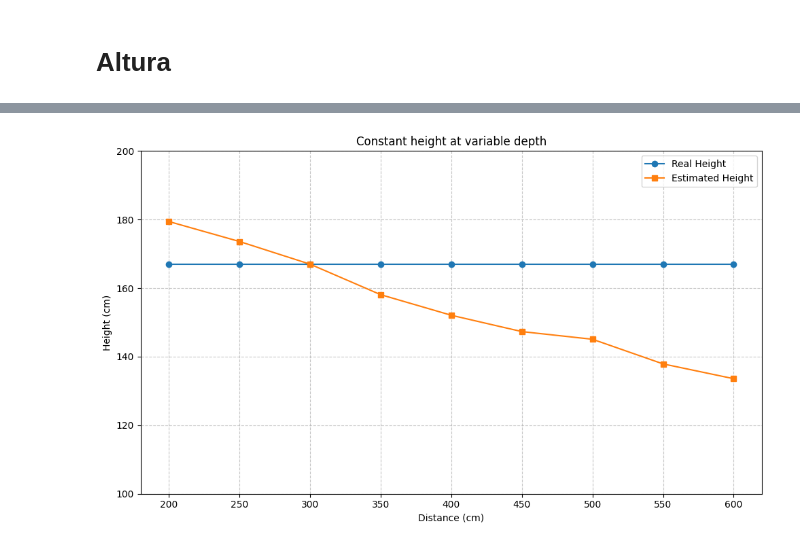
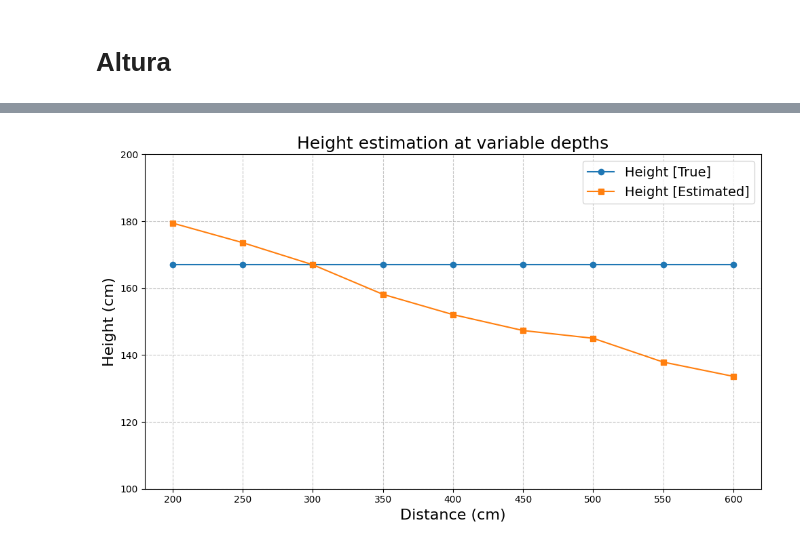
Before and after one commit to stevenaraujo98/integracion_pcl, a Jupyter notebook: get_res.ipynb, the cells around one changed output, grey strips where cells are left out. Cells and saved outputs as stored; diff of their text form; code cells hidden in the pictures.

```diff
--- a/get_res.ipynb
+++ b/get_res.ipynb
@@ -727,14 +729,17 @@ for key in val_orientacion["200"].keys():
     if val_orientacion_cabeza["200"][key]:
         angulo_tronco = val_orientacion_cabeza["200"][key][0]["angulo_tronco"]
         angulo_head = val_orientacion_cabeza["200"][key][0]["angulo_head"]
+        angulo_new_head = val_orientacion_cabeza["200"][key][0]["angulo_new_head"]
     else:
         angulo_tronco = 0
         angulo_head = 0
+        angulo_new_head = 0
 
     data.append({
         "angulo": key,
         "angulo_tronco": angulo_tronco,
-        "angulo_head": angulo_head
+        "angulo_head": angulo_head,
+        "angulo_new_head": angulo_new_head
     })
 
 df_orientaciones_cabeza_200 = pd.DataFrame(data)
@@ -746,14 +751,17 @@ for key in val_orientacion["300"].keys():
     if val_orientacion_cabeza["300"][key]:
         angulo_tronco = val_orientacion_cabeza["300"][key][0]["angulo_tronco"]
         angulo_head = val_orientacion_cabeza["300"][key][0]["angulo_head"]
+        angulo_new_head = val_orientacion_cabeza["300"][key][0]["angulo_new_head"]
     else:
         angulo_tronco = 0
         angulo_head = 0
+        angulo_new_head = 0
 
     data.append({
         "angulo": key,
         "angulo_tronco": angulo_tronco,
-        "angulo_head": angulo_head
+        "angulo_head": angulo_head,
+        "angulo_new_head": angulo_new_head
     })
 
 df_orientaciones_cabeza_300 = pd.DataFrame(data)
@@ -765,14 +773,17 @@ for key in val_orientacion["400"].keys():
     if val_orientacion_cabeza["400"][key]:
         angulo_tronco = val_orientacion_cabeza["400"][key][0]["angulo_tronco"]
         angulo_head = val_orientacion_cabeza["400"][key][0]["angulo_head"]
+        angulo_new_head = val_orientacion_cabeza["400"][key][0]["angulo_new_head"]
     else:
         angulo_tronco = 0
         angulo_head = 0
+        angulo_new_head = 0
 
     data.append({
         "angulo": key,
         "angulo_tronco": angulo_tronco,
-        "angulo_head": angulo_head
+        "angulo_head": angulo_head,
+        "angulo_new_head": angulo_new_head
     })
 
 df_orientaciones_cabeza_400 = pd.DataFrame(data)
@@ -1014,28 +1032,29 @@ df_val_height
 # %%
 
 # Crear la figura y los ejes
 fig, ax = plt.subplots(figsize=(10, 6))
 
 # Graficar ambas líneas
-ax.plot(df_val_height.distancia, df_val_height["altura_real"].astype(int), label='Real Height', marker='o')
-ax.plot(df_val_height.distancia, df_val_height["altura_estimada"], label='Estimated Height', marker='s')
+ax.plot(df_val_height.distancia, df_val_height["altura_real"].astype(int), label='Height [True]', marker='o')
+ax.plot(df_val_height.distancia, df_val_height["altura_estimada"], label='Height [Estimated]', marker='s')
 
 # Configurar el título y las etiquetas de los ejes
-ax.set_title('Constant height at variable depth')
-ax.set_xlabel('Distance (cm)')
-ax.set_ylabel('Height (cm)')
+# ax.set_title('Height estimation using constant height at variable depths', fontsize=18)
+ax.set_title('Height estimation at variable depths', fontsize=18)
+ax.set_xlabel('Distance (cm)', fontsize=16)
+ax.set_ylabel('Height (cm)', fontsize=16)
 
 # Añadir una leyenda
-ax.legend()
+ax.legend(fontsize=14)
 
 # y vaya de entre 100 y 200
 plt.ylim(100, 200)
 
 # Añadir una cuadrícula para mejor lectura
 ax.grid(True, linestyle='--', alpha=0.7)
 
 # Ajustar el diseño y mostrar la gráfica
 plt.tight_layout()
 plt.show()
 # %% [output]
-[figure, old version]
+[figure, new version]
```
Also changed, not shown: parts of 40 cells of this notebook, 7 other files.
